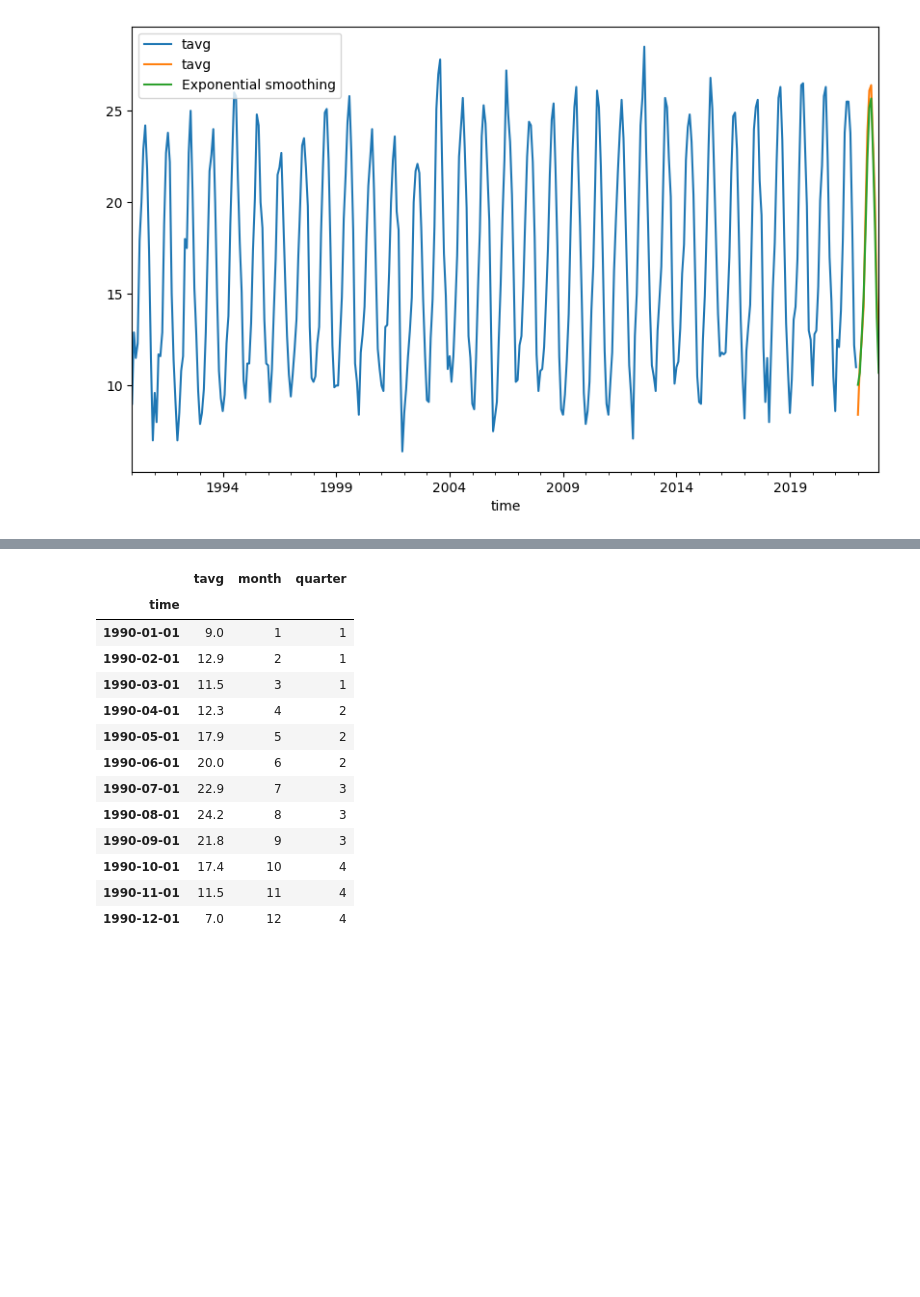
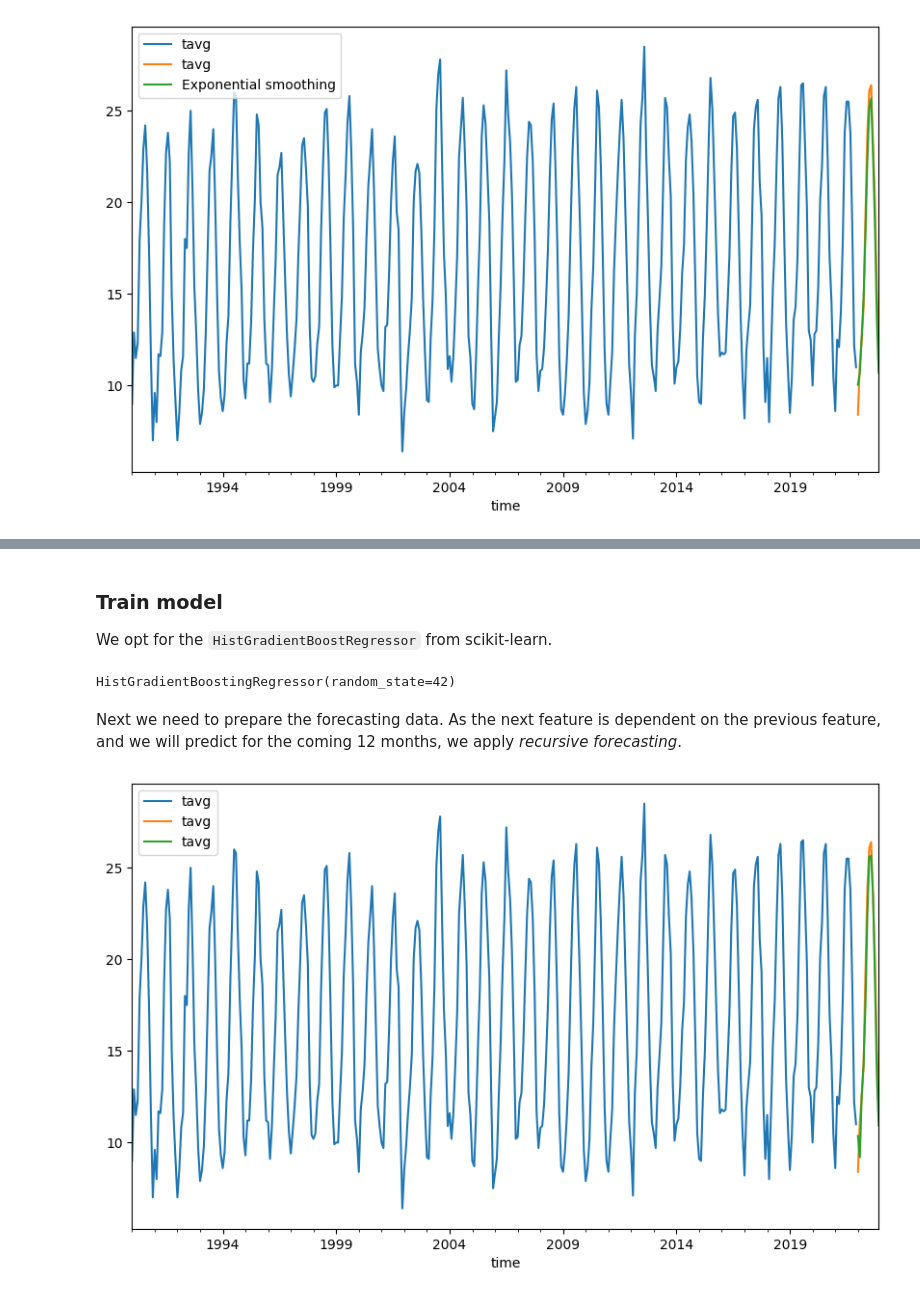
Before and after one commit to magnuis/ai_applied_to_engineering, a Jupyter notebook: assignment_2/tavg.ipynb, the cells around one changed output, grey strips where cells are left out. Cells and saved outputs as stored; diff of their text form; code cells hidden in the pictures; blank space fills up the shorter version.

```diff
--- a/assignment_2/tavg.ipynb
+++ b/assignment_2/tavg.ipynb
@@ -119,4 +127,4 @@ ARIMA auto MAE: 1.377
 # %%
-arima_seasonal = auto_arima(train, trace=True, error_action='ignore', suppress_warnings=True, seasonal=True, m=12)
+arima_seasonal = auto_arima(train, error_action='ignore', seasonal=True, m=12)
 arima_seasonal.fit(train)
 # %% [output]
@@ -200,5 +186,5 @@ ES_forecast.plot(ax=ax1);
 # %%
-lag_df = pd.DataFrame(data=data)
+lag_df = pd.DataFrame(data=train)
 
 def extract_quarter(month):
     if month <= 3:
@@ -215,31 +201,41 @@ lag_df['month'] = lag_df.index.month
 
 # Add quarterly feature
 lag_df['quarter'] = lag_df['month'].apply(extract_quarter)
-
-lag_df.head(12)
-# %% [output]
-|  | tavg | month | quarter |
-| time |  |  |  |
-| 1990-01-01 | 9.0 | 1 | 1 |
-| 1990-02-01 | 12.9 | 2 | 1 |
-| 1990-03-01 | 11.5 | 3 | 1 |
-| 1990-04-01 | 12.3 | 4 | 2 |
-| 1990-05-01 | 17.9 | 5 | 2 |
-| 1990-06-01 | 20.0 | 6 | 2 |
-| 1990-07-01 | 22.9 | 7 | 3 |
-| 1990-08-01 | 24.2 | 8 | 3 |
-| 1990-09-01 | 21.8 | 9 | 3 |
-| 1990-10-01 | 17.4 | 10 | 4 |
-| 1990-11-01 | 11.5 | 11 | 4 |
-| 1990-12-01 | 7.0 | 12 | 4 |
 # %%
 # To lag last year's value, we need to see if the index is continuous
 continuous_range = pd.date_range(start=lag_df.index.min(), end=lag_df.index.max(), freq='MS')
 assert (len(continuous_range) == len(lag_df.index) and all(continuous_range == lag_df.index))
 
-# Lag last month's and last year's value
+# Lag values
 lag_df['last_month'] = lag_df['tavg'].shift(1)
+lag_df['last_2_month'] = lag_df['tavg'].shift(2)
+lag_df['last_3_month'] = lag_df['tavg'].shift(3)
 lag_df['last_year'] = lag_df['tavg'].shift(12)
+
+# Rolling window features
+#lag_df['rolling_avg_3m'] = lag_df['tavg'].rolling(window=3).mean()
+#lag_df['rolling_std_3m'] = lag_df['tavg'].rolling(window=3).std()
 
 # Because of the lag from the previous year, we need to drop the first 12 entries
 lag_df = lag_df.iloc[12:]
+# %% [markdown]
+### Train model
+
+We opt for the `HistGradientBoostRegressor` from scikit-learn.
+# %%
+from sklearn.ensemble import HistGradientBoostingRegressor
+from sklearn.model_selection import train_test_split
+
+# Split data into X and y
+y_train = lag_df['tavg']
+X_train = lag_df.drop('tavg', axis=1, inplace=False)
+
+# X_train, X_test, y_train, y_test = train_test_split(X_train, y_train)
+
+# Train the model
+HGBR_model = HistGradientBoostingRegressor(random_state=42)
+HGBR_model.fit(X_train, y_train)
+# %% [output]
+HistGradientBoostingRegressor(random_state=42)
+# %% [markdown]
+Next we need to prepare the forecasting data. As the next feature is dependent on the previous feature, and we will predict for the coming 12 months, we apply *recursive forecasting*.
@@ -245,0 +292,6 @@ lag_df = lag_df.iloc[12:]
+# %%
+ax1 = train.plot()
+test.plot(ax=ax1)
+predictions_df.plot(ax=ax1);
+# %% [output]
+[figure, added]
```
Also changed, not shown: parts of 13 cells of this notebook, 6 other files.
